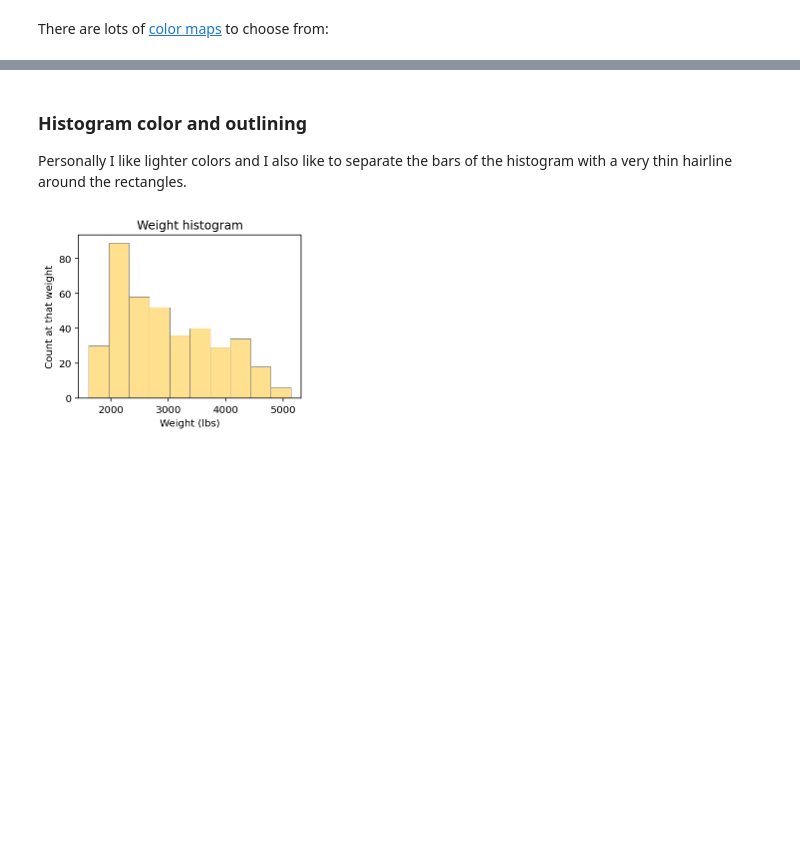
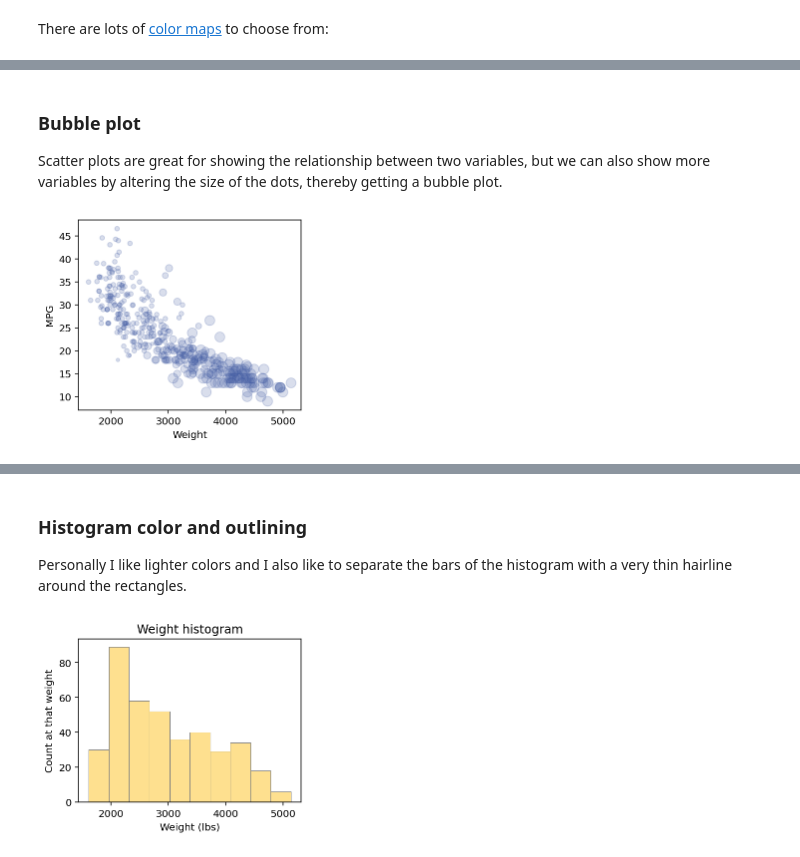
Before and after one commit to parrt/msds593, a Jupyter notebook: notebooks/matplotlib-beautify.ipynb, the cells around one changed output, grey strips where cells are left out. Cells and saved outputs as stored; diff of their text form; code cells hidden in the pictures; blank space fills up the shorter version.

```diff
--- a/notebooks/matplotlib-beautify.ipynb
+++ b/notebooks/matplotlib-beautify.ipynb
@@ -206,0 +224,14 @@ plt.show()
+# %% [markdown]
+### Bubble plot
+
+Scatter plots are great for showing the relationship between two variables, but we can also show more variables by altering the size of the dots, thereby getting a bubble plot.
+# %%
+sizes = df_cars['CYL']**2.2  # accentuate cars with more cylinders
+
+fig, ax = plt.subplots(figsize=(4,3.5))
+ax.scatter(df_cars['WGT'], df_cars['MPG'], c='#415BA3', s=sizes, alpha=.2)
+ax.set_xlabel("Weight")
+ax.set_ylabel("MPG")
+plt.show()
+# %% [output]
+[figure, added]
```
Also changed, not shown: parts of 11 cells of this notebook, 5 other files.
